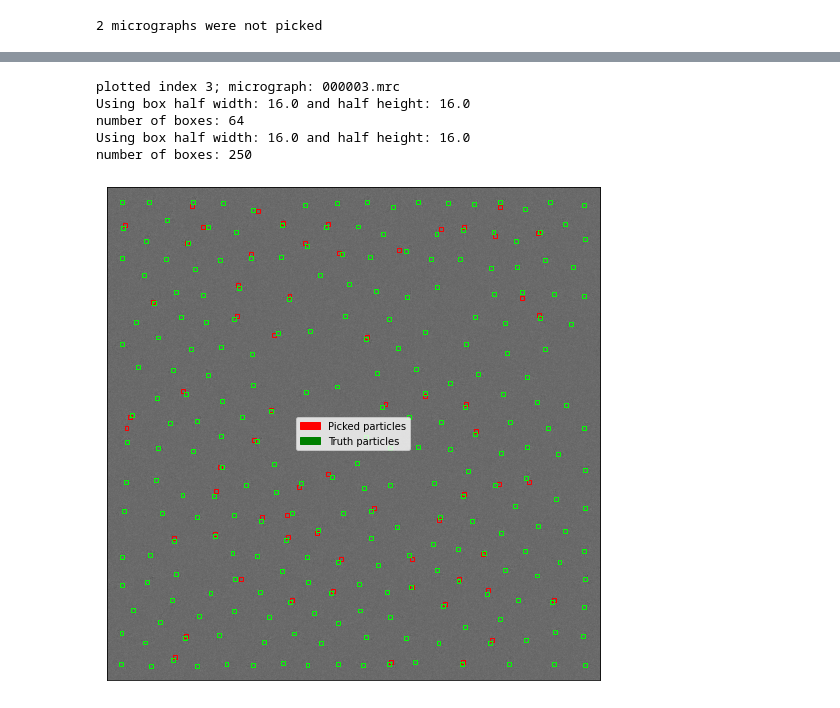
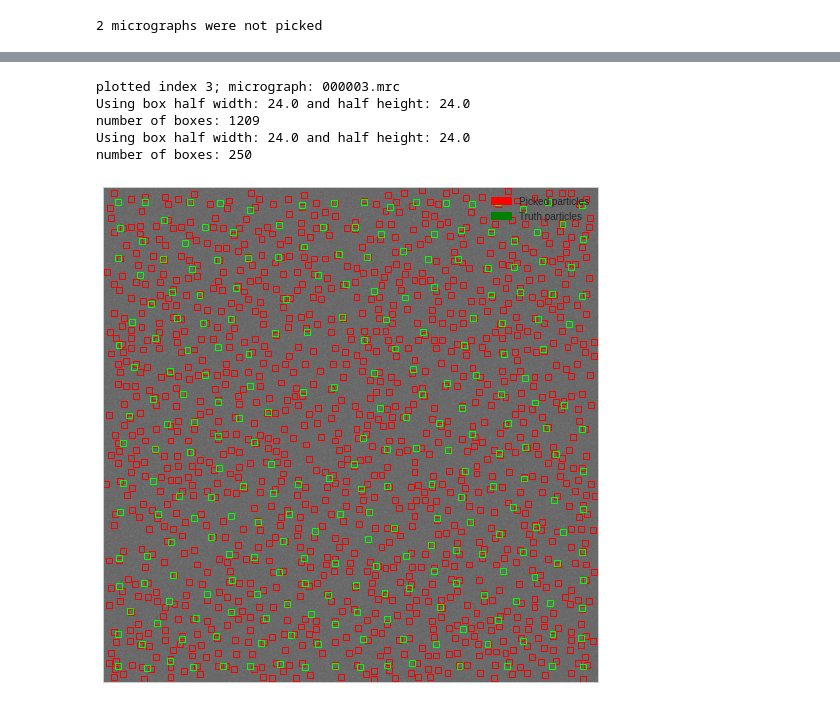
Before and after one commit to ccpem/roodmus, a Jupyter notebook: analysis.ipynb, the cells around one changed output, grey strips where cells are left out. Drawn from its saved outputs; the diff is of its cells as text; code cells hidden in the pictures.

Commit message:
updated analysis module and notebook with more plots and examples

```diff
--- a/analysis.ipynb
+++ b/analysis.ipynb
@@ -218,22 +216,22 @@ number of boxes: 250
 # %%
 ### plot the truth and picked particles
 ugraph_index = 3 # which micrograph to plot
-metadata_index = 1 # which metadata file to plot
+metadata_index = 2 # which metadata file to plot
 
 fig, ax = label_micrograph_truth_and_picked(df_picked.groupby("metadata_filename").get_group(meta_files[metadata_index]),
                                              df_truth.groupby("metadata_filename").get_group(meta_files[metadata_index]),
-                                               ugraph_index, config_dir, box_width=32, box_height=32, verbose=verbose)
+                                               ugraph_index, config_dir, box_width=48, box_height=48, verbose=verbose)
 ax.set_xticks([])
 ax.set_yticks([])
 fig.tight_layout()
 fig.set_size_inches(7, 7)
 # %% [output]
 plotted index 3; micrograph: 000003.mrc
-Using box half width: 16.0 and half height: 16.0
-number of boxes: 64
-Using box half width: 16.0 and half height: 16.0
+Using box half width: 24.0 and half height: 24.0
+number of boxes: 1209
+Using box half width: 24.0 and half height: 24.0
 number of boxes: 250
-[figure, old version]
+[figure, new version]
 # %%
 ### compute precision and recall
 df_precision = analysis_picking.compute_precision(df_picked, df_truth)
```
Also changed, not shown: parts of 15 cells of this notebook, 4 other files.
